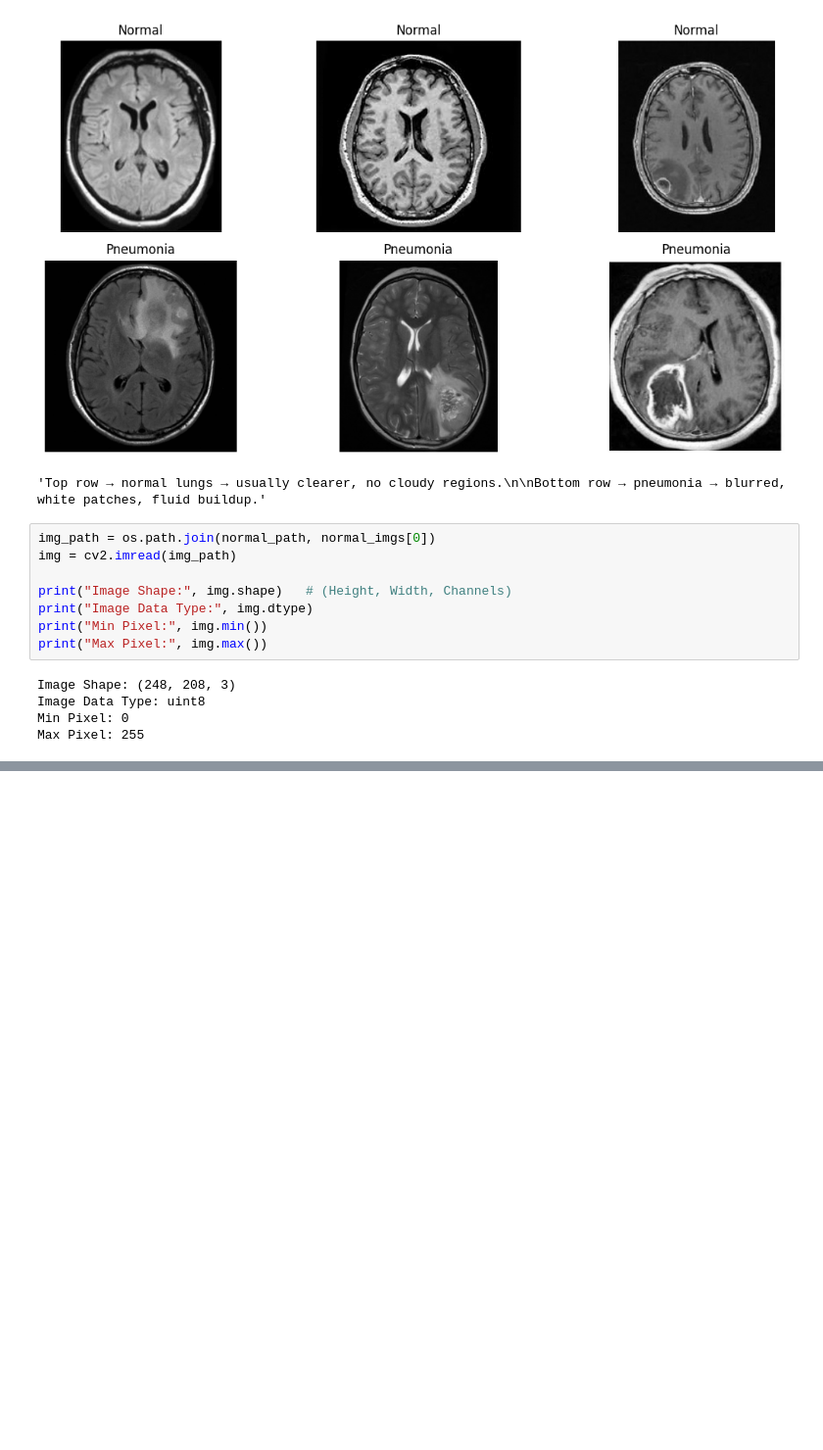
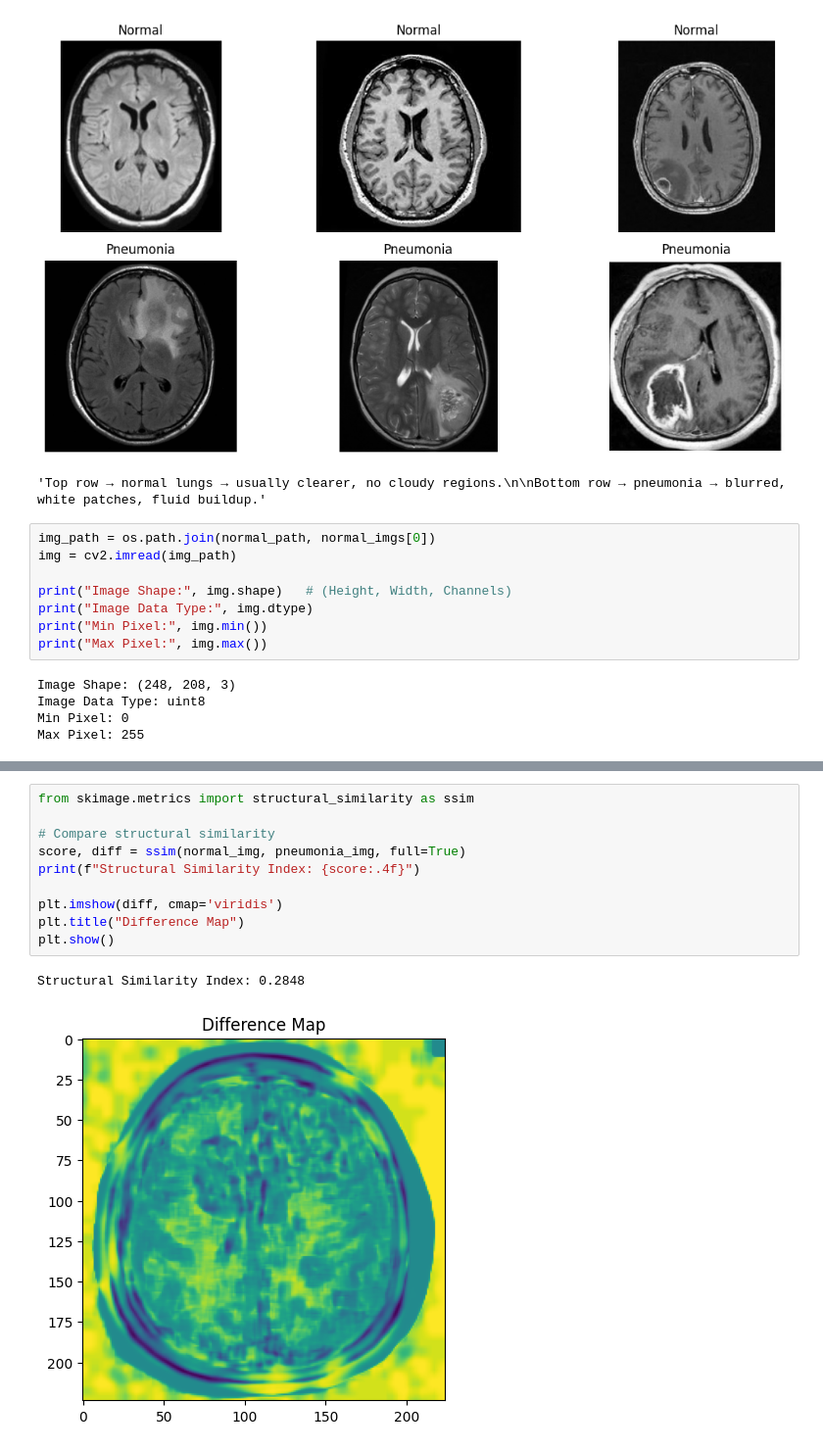
Before and after one commit to Shiva-Kumar-S-M/Stage-1-Basic-Logic-Building, a Jupyter notebook: Numpy/practice.ipynb, the cells around one changed output, grey strips where cells are left out. Shown at 98% size. Cells and saved outputs as stored; diff of their text form; blank space fills up the shorter version.

```diff
--- a/Numpy/practice.ipynb
+++ b/Numpy/practice.ipynb
@@ -193,0 +281,13 @@ Max Pixel: 255
+# %%
+from skimage.metrics import structural_similarity as ssim
+
+# Compare structural similarity
+score, diff = ssim(normal_img, pneumonia_img, full=True)
+print(f"Structural Similarity Index: {score:.4f}")
+
+plt.imshow(diff, cmap='viridis')
+plt.title("Difference Map")
+plt.show()
+# %% [output]
+Structural Similarity Index: 0.2848
+[figure, added]
```
Also changed, not shown: parts of 5 cells of this notebook, 2 other files.
